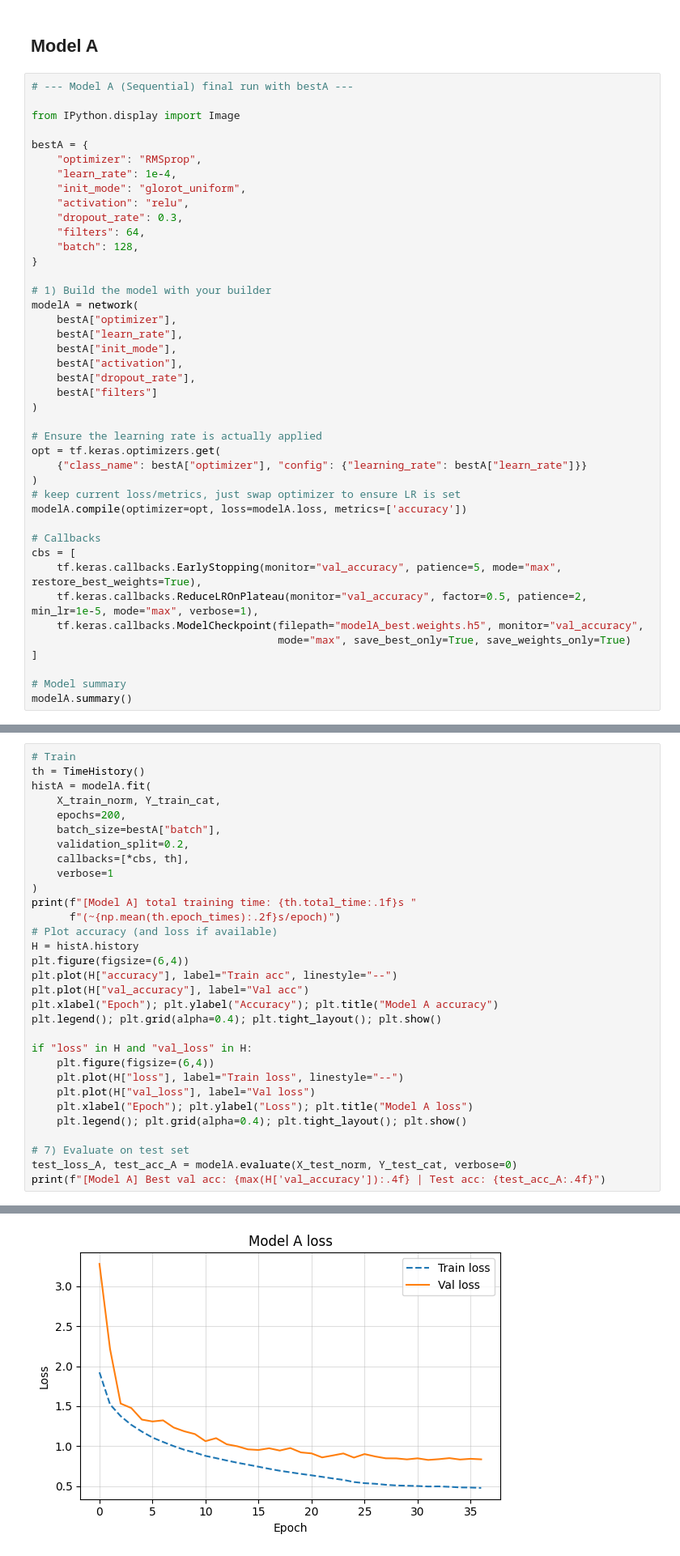
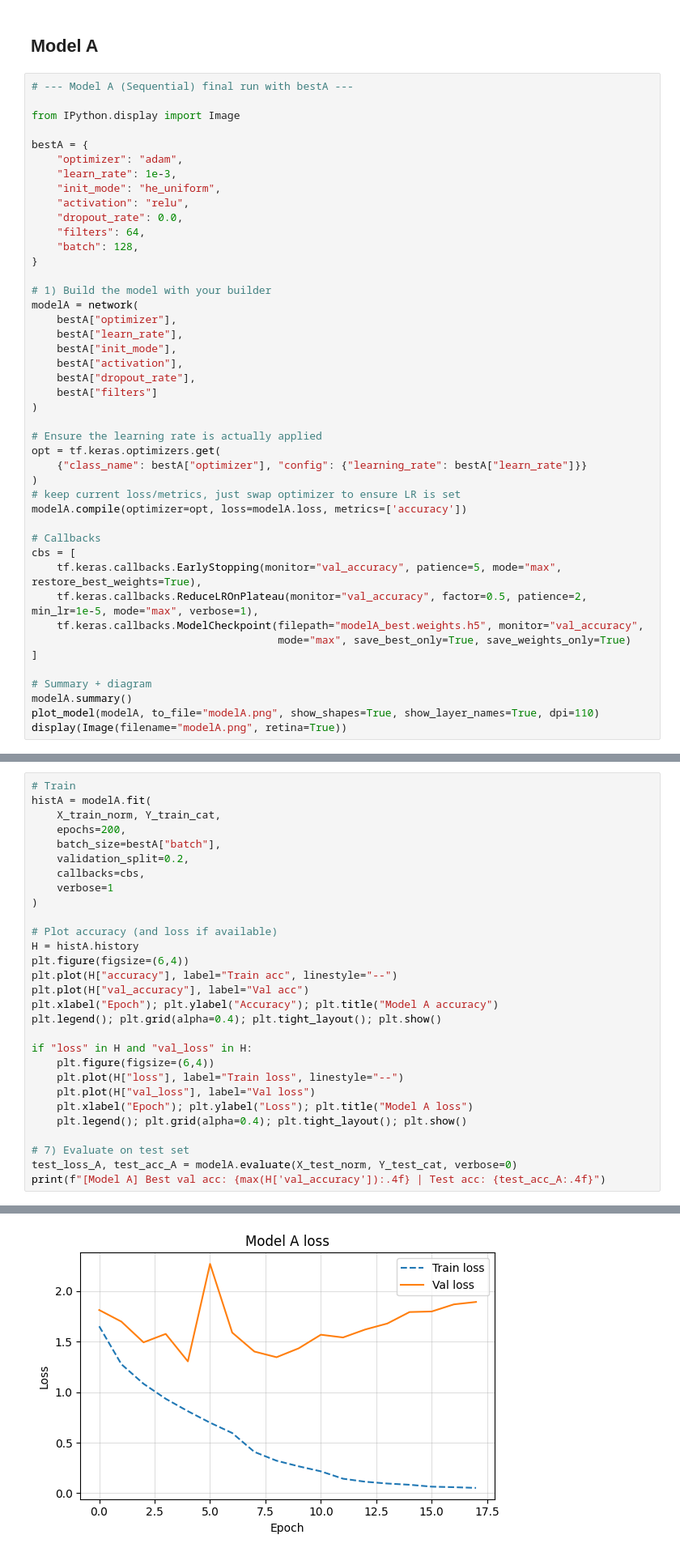
Before and after one commit to Anfloe/hparamOptimization-CNN-TF, a Jupyter notebook: NN Hyperparameter Optimization.ipynb, the cells around one changed output, grey strips where cells are left out. Shown at 81% size. Saved outputs shown, nothing was run; the diff lists cells and outputs as text.

```diff
--- a/NN Hyperparameter Optimization.ipynb
+++ b/NN Hyperparameter Optimization.ipynb
@@ -638,11 +607,11 @@ def evaluate_model(model, X_test, y_test, *, verbose=0):
 from IPython.display import Image
 
 bestA = {
-    "optimizer": "RMSprop",
-    "learn_rate": 1e-4,
-    "init_mode": "glorot_uniform",
+    "optimizer": "adam",
+    "learn_rate": 1e-3,
+    "init_mode": "he_uniform",
     "activation": "relu",
-    "dropout_rate": 0.3,
+    "dropout_rate": 0.0,
     "filters": 64,
     "batch": 128,
 }
@@ -672,6 +641,8 @@ cbs = [
                                        mode="max", save_best_only=True, save_weights_only=True)
 ]
 
-# Model summary
+# Summary + diagram
 modelA.summary()
+plot_model(modelA, to_file="modelA.png", show_shapes=True, show_layer_names=True, dpi=110)
+display(Image(filename="modelA.png", retina=True))
 # %% [output]
@@ -706,16 +672,14 @@ display(Image(filename="modelA.png", retina=True))
 # %%
 # Train
-th = TimeHistory()
 histA = modelA.fit(
     X_train_norm, Y_train_cat,
     epochs=200,
     batch_size=bestA["batch"],
     validation_split=0.2,
-    callbacks=[*cbs, th],
+    callbacks=cbs,
     verbose=1
 )
-print(f"[Model A] total training time: {th.total_time:.1f}s "
-      f"(~{np.mean(th.epoch_times):.2f}s/epoch)")
+
 # Plot accuracy (and loss if available)
 H = histA.history
 plt.figure(figsize=(6,4))
@@ -756 +720 @@ Epoch 37/200
-[figure, old version]
+[figure, new version]
```
Also changed, not shown: parts of 23 cells of this notebook.
